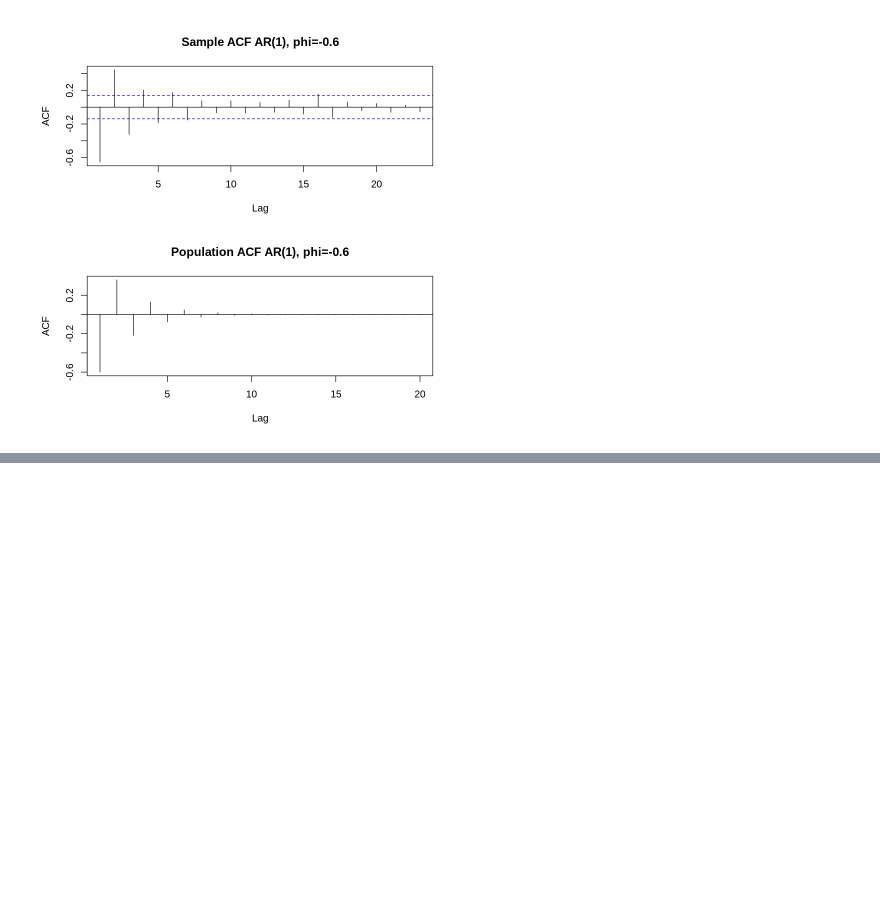
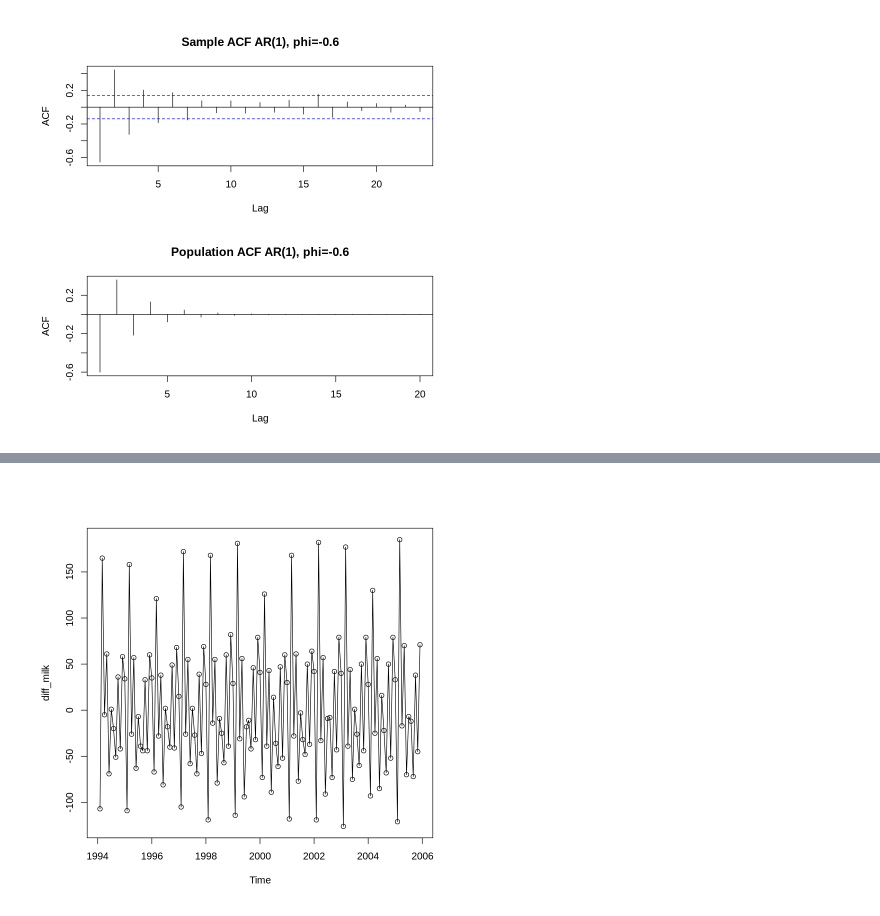
Before and after one commit to Max-Ghadri/Time-Series-Analysis, a Jupyter notebook: 0. Time Series Analysis _ using R on Colab.ipynb, the cells around one changed output, grey strips where cells are left out. Drawn from its saved outputs; the diff is of its cells as text; code cells hidden in the pictures; blank space fills up the shorter version.

```diff
--- a/0. Time Series Analysis _ using R on Colab.ipynb
+++ b/0. Time Series Analysis _ using R on Colab.ipynb
@@ -580,0 +602,5 @@ abline(h=0)
+# %%
+diff_milk <- diff(milk)
+plot(diff_milk, ylab="diff_milk", type = "o")
+# %% [output]
+[figure, added]
```
Also changed, not shown: parts of 26 cells of this notebook.
